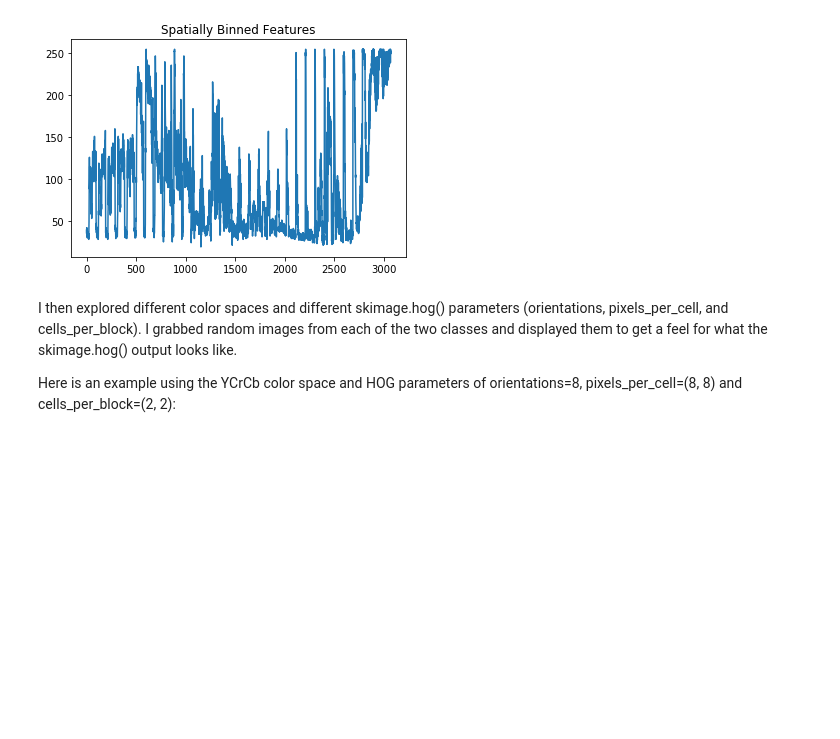
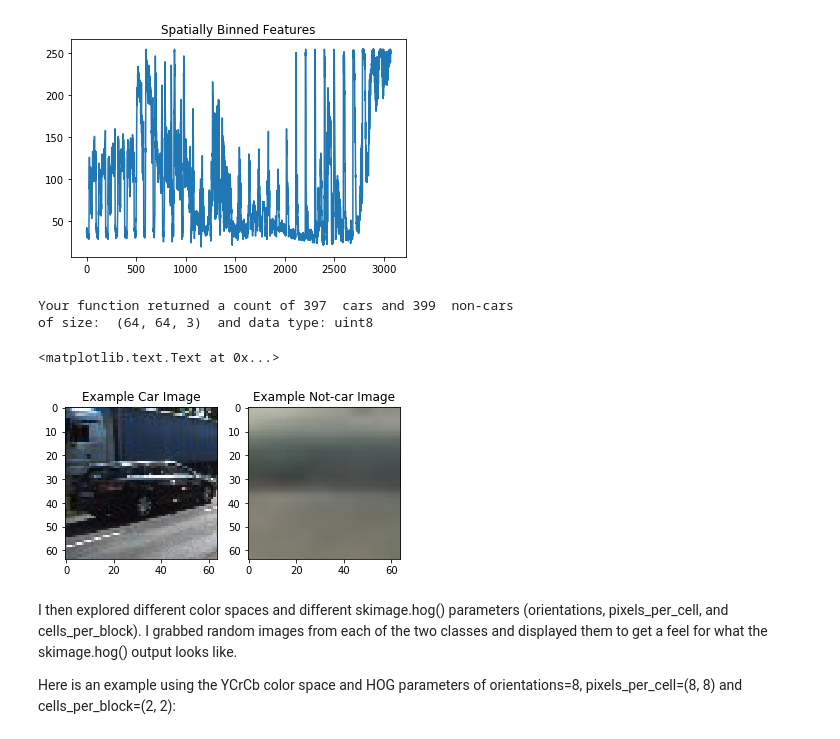
Before and after one commit to psyto/CarND-Vehicle-Detection, a Jupyter notebook: P5.ipynb, the cells around one changed output. Cells and saved outputs as stored; diff of their text form; code cells hidden in the pictures; blank space fills up the shorter version.

```diff
--- a/P5.ipynb
+++ b/P5.ipynb
@@ -181,15 +181,16 @@ plt.title('Spatially Binned Features')
 #from skimage import color, exposure
 # images are divided up into vehicles and non-vehicles
 
-images = glob.glob('*.jpeg')
+car_images = glob.glob('./test_images/vehicles_smallset/cars1/*.jpeg')
+notcar_images = glob.glob('./test_images/non-vehicles_smallset/notcars1/*.jpeg')
 cars = []
 notcars = []
 
-for image in images:
-    if 'image' in image or 'extra' in image:
-        notcars.append(image)
-    else:
-        cars.append(image)
+for car_image in car_images:
+    cars.append(car_image)
+
+for notcar_image in notcar_images:
+    notcars.append(notcar_image)
 
 # Define a function to return some characteristics of the dataset
 def data_look(car_list, notcar_list):
@@ -203,33 +204,38 @@ def data_look(car_list, notcar_list):
     # Define a key "image_shape" and store the test image shape 3-tuple
     data_dict["image_shape"] = example_img.shape
     # Define a key "data_type" and store the data type of the test image.
     data_dict["data_type"] = example_img.dtype
     # Return data_dict
     return data_dict
 
 data_info = data_look(cars, notcars)
 
 print('Your function returned a count of',
       data_info["n_cars"], ' cars and',
       data_info["n_notcars"], ' non-cars')
 print('of size: ',data_info["image_shape"], ' and data type:',
       data_info["data_type"])
 # Just for fun choose random car / not-car indices and plot example images
 car_ind = np.random.randint(0, len(cars))
 notcar_ind = np.random.randint(0, len(notcars))
 
 # Read in car / not-car images
 car_image = mpimg.imread(cars[car_ind])
 notcar_image = mpimg.imread(notcars[notcar_ind])
 
 # Plot the examples
 fig = plt.figure()
 plt.subplot(121)
 plt.imshow(car_image)
 plt.title('Example Car Image')
 plt.subplot(122)
 plt.imshow(notcar_image)
 plt.title('Example Not-car Image')
+# %% [output]
+Your function returned a count of 397  cars and 399  non-cars
+of size:  (64, 64, 3)  and data type: uint8
+<matplotlib.text.Text at 0x...>
+[figure, added]
 # %% [markdown]
 I then explored different color spaces and different skimage.hog() parameters (orientations, pixels_per_cell, and cells_per_block). I grabbed random images from each of the two classes and displayed them to get a feel for what the skimage.hog() output looks like.
 
```
Also changed, not shown: parts of 2 cells of this notebook.
